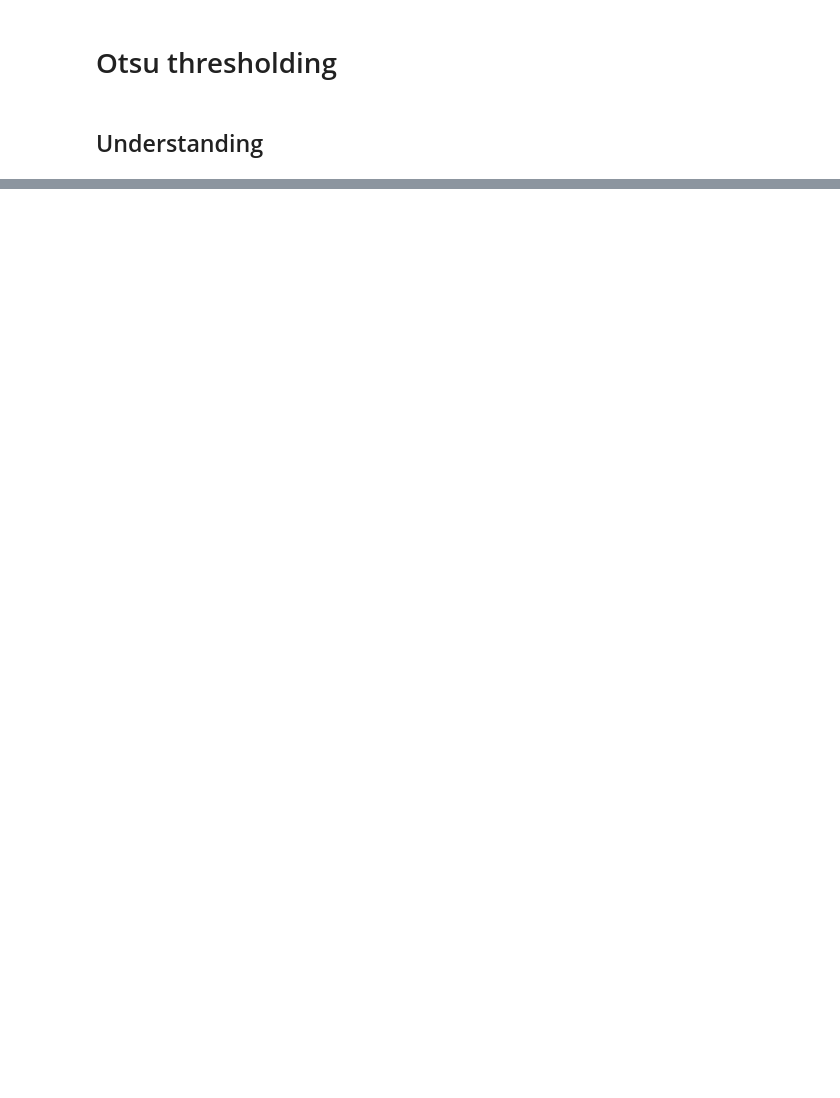
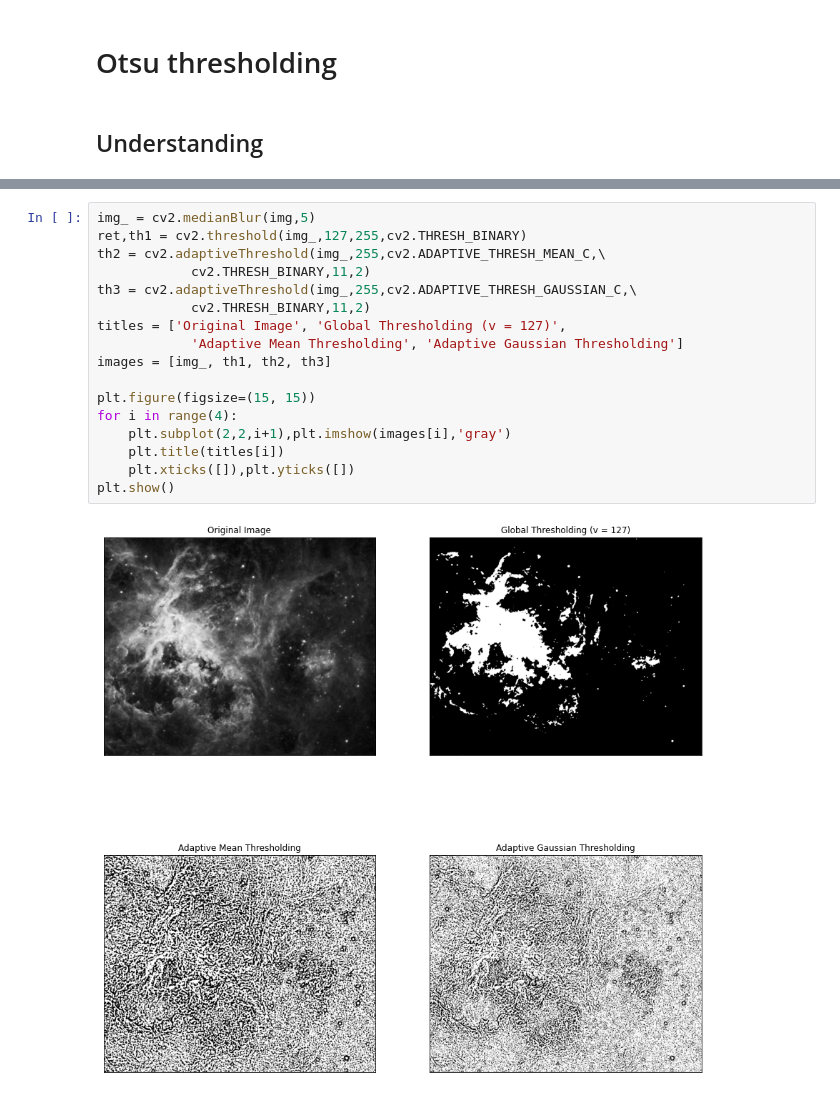
Before and after one commit to yellofi/image_processing, a Jupyter notebook: otsu_thresholding.ipynb, the cells around one changed output, grey strips where cells are left out. Cells and saved outputs as stored; diff of their text form; blank space fills up the shorter version.

```diff
--- a/otsu_thresholding.ipynb
+++ b/otsu_thresholding.ipynb
@@ -31,0 +54,19 @@ import cv2
+# %%
+img_ = cv2.medianBlur(img,5)
+ret,th1 = cv2.threshold(img_,127,255,cv2.THRESH_BINARY)
+th2 = cv2.adaptiveThreshold(img_,255,cv2.ADAPTIVE_THRESH_MEAN_C,\
+            cv2.THRESH_BINARY,11,2)
+th3 = cv2.adaptiveThreshold(img_,255,cv2.ADAPTIVE_THRESH_GAUSSIAN_C,\
+            cv2.THRESH_BINARY,11,2)
+titles = ['Original Image', 'Global Thresholding (v = 127)',
+            'Adaptive Mean Thresholding', 'Adaptive Gaussian Thresholding']
+images = [img_, th1, th2, th3]
+
+plt.figure(figsize=(15, 15))
+for i in range(4):
+    plt.subplot(2,2,i+1),plt.imshow(images[i],'gray')
+    plt.title(titles[i])
+    plt.xticks([]),plt.yticks([])
+plt.show()
+# %% [output]
+[figure, added]
```
Also changed, not shown: parts of 6 cells of this notebook, 2 other files.
